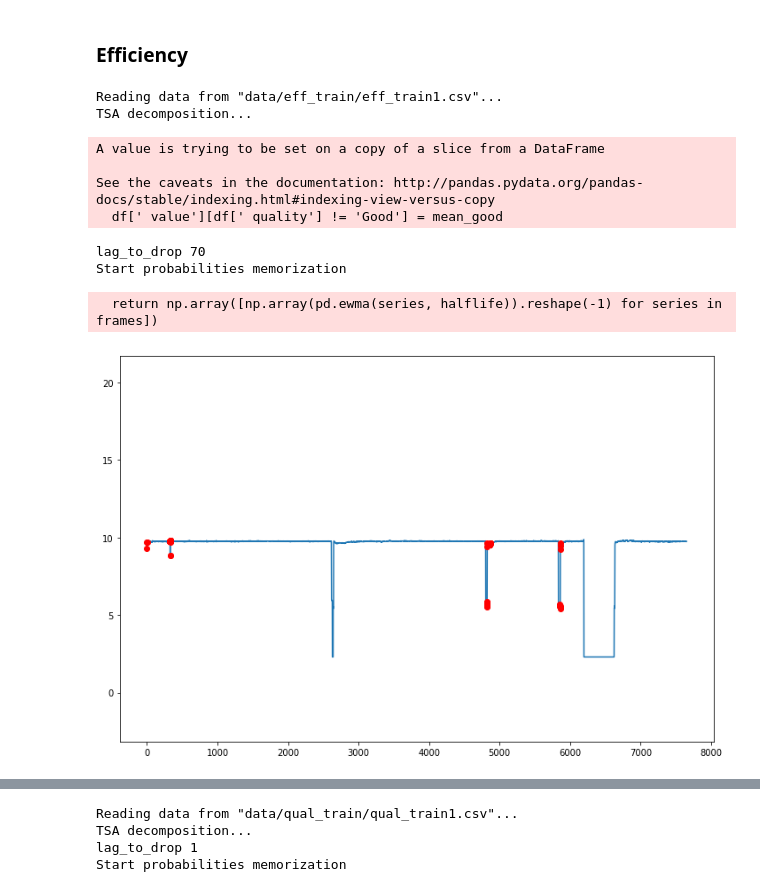
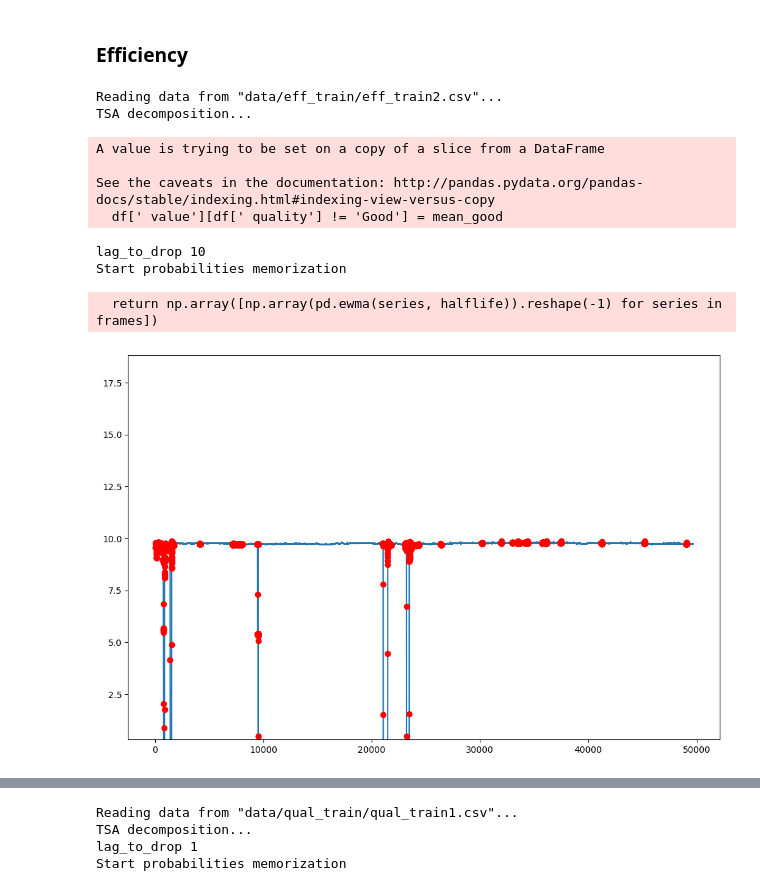
Before and after one commit to ale3otik/GlobalChangersSibur, a Jupyter notebook: notebook2.ipynb, the cells around one changed output, grey strips where cells are left out. Saved outputs shown, nothing was run; the diff lists cells and outputs as text; code cells hidden in the pictures.

```diff
--- a/notebook2.ipynb
+++ b/notebook2.ipynb
@@ -129,18 +122,18 @@ ValueError: Invalid RGBA argument: 0.946584118080806
 ### Efficiency
 # %%
 %%time
-score = utils.end_to_end('data/eff_train/eff_train1.csv',plot=True)
+score = utils.end_to_end('data/eff_train/eff_train2.csv',plot=True,lag_to_drop=10,horizont=60*11,halflife=10,X_length=10,top=0.05)
 print('train---------------------------test')
 print(score)
 # %% [output]
-Reading data from "data/eff_train/eff_train1.csv"...
+Reading data from "data/eff_train/eff_train2.csv"...
 TSA decomposition...
 A value is trying to be set on a copy of a slice from a DataFrame
 
 See the caveats in the documentation: http://pandas.pydata.org/pandas-docs/stable/indexing.html#indexing-view-versus-copy
   df[' value'][df[' quality'] != 'Good'] = mean_good
-lag_to_drop 70
+lag_to_drop 10
 Start probabilities memorization
   return np.array([np.array(pd.ewma(series, halflife)).reshape(-1) for series in frames])
-[figure, old version]
+[figure, new version]
 train---------------------------test
```
Also changed, not shown: parts of 2 cells of this notebook.
